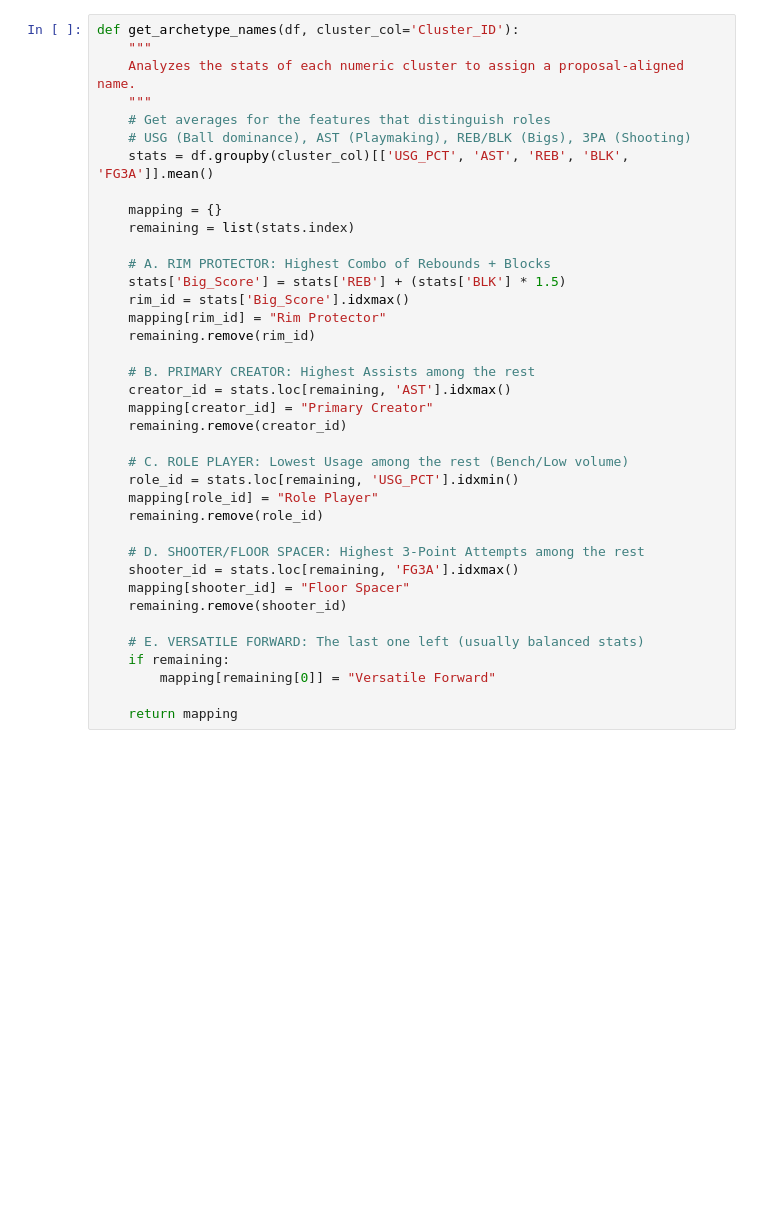
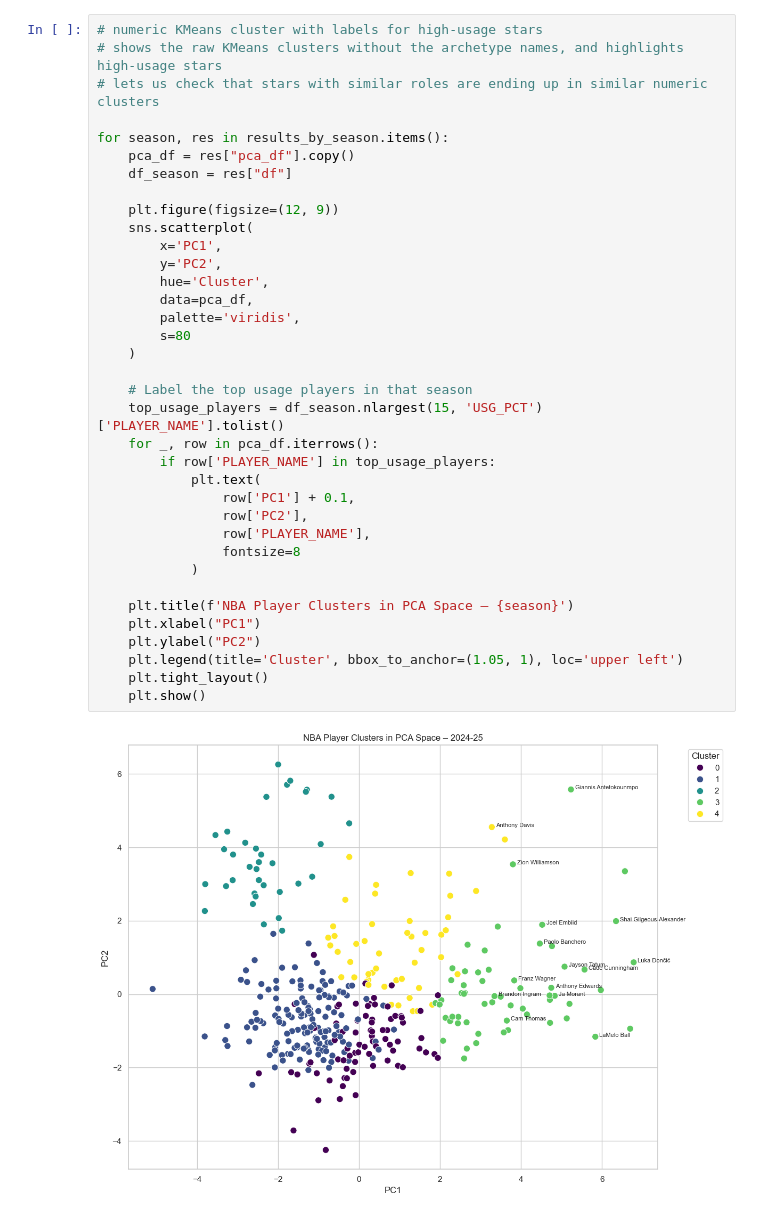
Before and after one commit to joshua-lyw/CS439-NBAProject, a Jupyter notebook: NBA Final Project.ipynb, the cells around one changed output. Drawn from its saved outputs; the diff is of its cells as text; blank space fills up the shorter version.

```diff
--- a/NBA Final Project.ipynb
+++ b/NBA Final Project.ipynb
@@ -113,38 +290,38 @@ pca_df['Cluster_ID'] = cluster_ids
 # %%
-def get_archetype_names(df, cluster_col='Cluster_ID'):
-    """
-    Analyzes the stats of each numeric cluster to assign a proposal-aligned name.
-    """
-    # Get averages for the features that distinguish roles
-    # USG (Ball dominance), AST (Playmaking), REB/BLK (Bigs), 3PA (Shooting)
-    stats = df.groupby(cluster_col)[['USG_PCT', 'AST', 'REB', 'BLK', 'FG3A']].mean()
+# numeric KMeans cluster with labels for high-usage stars
+# shows the raw KMeans clusters without the archetype names, and highlights high-usage stars
+# lets us check that stars with similar roles are ending up in similar numeric clusters
 
-    mapping = {}
-    remaining = list(stats.index)
+for season, res in results_by_season.items():
+    pca_df = res["pca_df"].copy()
+    df_season = res["df"]
 
-    # A. RIM PROTECTOR: Highest Combo of Rebounds + Blocks
-    stats['Big_Score'] = stats['REB'] + (stats['BLK'] * 1.5)
-    rim_id = stats['Big_Score'].idxmax()
-    mapping[rim_id] = "Rim Protector"
-    remaining.remove(rim_id)
+    plt.figure(figsize=(12, 9))
+    sns.scatterplot(
+        x='PC1',
+        y='PC2',
+        hue='Cluster',
+        data=pca_df,
+        palette='viridis',
+        s=80
+    )
 
-    # B. PRIMARY CREATOR: Highest Assists among the rest
-    creator_id = stats.loc[remaining, 'AST'].idxmax()
-    mapping[creator_id] = "Primary Creator"
-    remaining.remove(creator_id)
+    # Label the top usage players in that season
+    top_usage_players = df_season.nlargest(15, 'USG_PCT')['PLAYER_NAME'].tolist()
+    for _, row in pca_df.iterrows():
+        if row['PLAYER_NAME'] in top_usage_players:
+            plt.text(
+                row['PC1'] + 0.1,
+                row['PC2'],
+                row['PLAYER_NAME'],
+                fontsize=8
+            )
 
-    # C. ROLE PLAYER: Lowest Usage among the rest (Bench/Low volume)
-    role_id = stats.loc[remaining, 'USG_PCT'].idxmin()
-    mapping[role_id] = "Role Player"
-    remaining.remove(role_id)
-
-    # D. SHOOTER/FLOOR SPACER: Highest 3-Point Attempts among the rest
-    shooter_id = stats.loc[remaining, 'FG3A'].idxmax()
-    mapping[shooter_id] = "Floor Spacer"
-    remaining.remove(shooter_id)
-
-    # E. VERSATILE FORWARD: The last one left (usually balanced stats)
-    if remaining:
-        mapping[remaining[0]] = "Versatile Forward"
-
-    return mapping
+    plt.title(f'NBA Player Clusters in PCA Space – {season}')
+    plt.xlabel("PC1")
+    plt.ylabel("PC2")
+    plt.legend(title='Cluster', bbox_to_anchor=(1.05, 1), loc='upper left')
+    plt.tight_layout()
+    plt.show()
+# %% [output]
+[figure, added]
```
Also changed, not shown: parts of 11 cells of this notebook, 1 other file.
